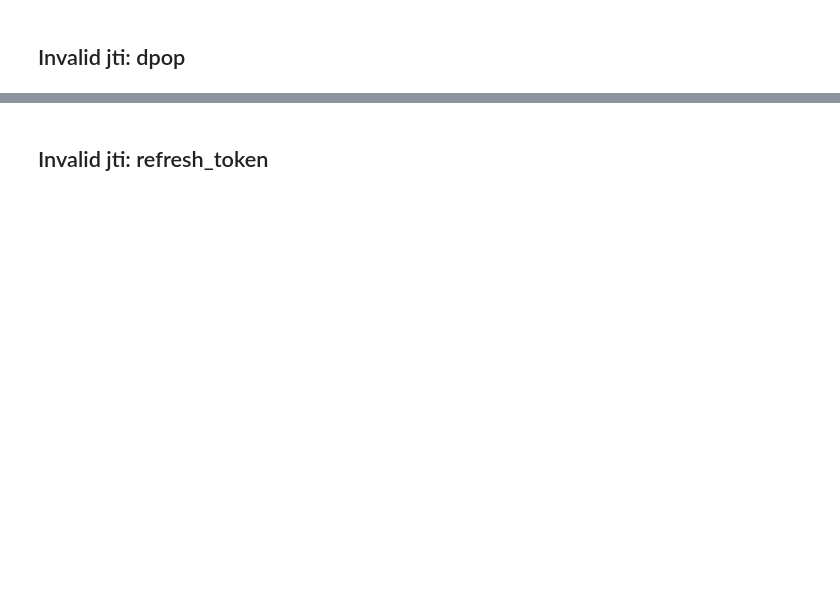
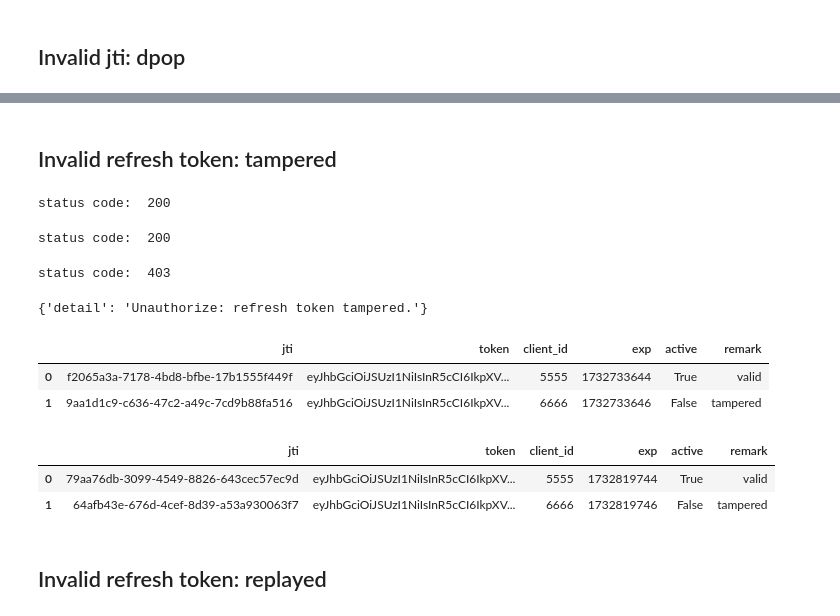
Before and after one commit to datanooblol/fun-with-dpop, a Jupyter notebook: test_flow.ipynb, the cells around one changed output, grey strips where cells are left out. Drawn from its saved outputs; the diff is of its cells as text; code cells hidden in the pictures; blank space fills up the shorter version.

Commit message:
update validation

```diff
--- a/test_flow.ipynb
+++ b/test_flow.ipynb
@@ -14,0 +16,10 @@ from package.utils import config
+# %%
+db = DBManagement(db_path='./db/token_store.db')
+db.delete_database()
+tables = {
+    config.REFRESH_TOKEN_JTI:"(jti STRING, token STRING, client_id STRING, exp INTEGER, active BOOLEAN, remark STRING)",
+    config.ACCESS_TOKEN_JTI:"(jti STRING, token STRING, client_id STRING, exp INTEGER, active BOOLEAN, remark STRING)",
+    config.DPOP_PROOF_JTI: "(jti STRING)"
+}
+for table, query in tables.items():
+    db.create_database(table=table, schemas=query)
@@ -233,2 +502,2 @@ response
 # %% [markdown]
-## Invalid jti: refresh_token
+## Invalid refresh token: tampered
@@ -234,0 +506,57 @@ response
+# %%
+signature = sing_signature(
+    jti=str(uuid.uuid4()), iat=int(time.time()), exp=config.DPOP_TOKEN_TIME,
+    method="GET", url=f"{BASE_URL}/authorizer/token", data={"client_id": "5555"},
+    public_key=km.load_public_key_from_pem(),
+    private_key=km.load_private_key_from_pem(),
+)
+response = test_get_endpoint(url=f"{BASE_URL}/authorizer/token", client_signature=signature, access_token=None)
+access_token = response['access_token']
+refresh_token = response['refresh_token']
+# response
+# %% [output]
+status code:  200
+# %%
+# tampered
+signature = sing_signature(
+    jti=str(uuid.uuid4()), iat=int(time.time()), exp=config.DPOP_TOKEN_TIME,
+    method="GET", url=f"{BASE_URL}/authorizer/token", data={"client_id": "6666"},
+    public_key=km.load_public_key_from_pem(),
+    private_key=km.load_private_key_from_pem(),
+)
+response = test_get_endpoint(url=f"{BASE_URL}/authorizer/token", client_signature=signature, access_token=None)
+tampered_access_token = response['access_token']
+tampered_refresh_token = response['refresh_token']
+# response
+# %% [output]
+status code:  200
+# %%
+h, p, s = refresh_token.split(".")
+_, t_p, _ = tampered_refresh_token.split(".")
+tampered_signature = ".".join([h,t_p,s])
+
+signature = sing_signature(
+    jti=str(uuid.uuid4()), iat=int(time.time()), exp=config.DPOP_TOKEN_TIME,
+    method="GET", url=f"{BASE_URL}/authorizer/refresh", data={"client_id": "5555"},
+    public_key=km.load_public_key_from_pem(),
+    private_key=km.load_private_key_from_pem(),
+)
+response = test_get_endpoint(url=f"{BASE_URL}/authorizer/refresh", client_signature=signature, access_token=tampered_signature)
+response
+# %% [output]
+status code:  403
+{'detail': 'Unauthorize: refresh token tampered.'}
+# %%
+db.query(f"SELECT * FROM {config.ACCESS_TOKEN_JTI}")
+# %% [output]
+|  | jti | token | client_id | exp | active | remark |
+| 0 | f2065a3a-7178-4bd8-bfbe-17b1555f449f | eyJhbGciOiJSUzI1NiIsInR5cCI6IkpXV... | 5555 | 1732733644 | True | valid |
+| 1 | 9aa1d1c9-c636-47c2-a49c-7cd9b88fa516 | eyJhbGciOiJSUzI1NiIsInR5cCI6IkpXV... | 6666 | 1732733646 | False | tampered |
+# %%
+db.query(f"SELECT * FROM {config.REFRESH_TOKEN_JTI}")
+# %% [output]
+|  | jti | token | client_id | exp | active | remark |
+| 0 | 79aa76db-3099-4549-8826-643cec57ec9d | eyJhbGciOiJSUzI1NiIsInR5cCI6IkpXV... | 5555 | 1732819744 | True | valid |
+| 1 | 64afb43e-676d-4cef-8d39-a53a930063f7 | eyJhbGciOiJSUzI1NiIsInR5cCI6IkpXV... | 6666 | 1732819746 | False | tampered |
+# %% [markdown]
+## Invalid refresh token: replayed
```
Also changed, not shown: parts of 80 cells of this notebook, 10 other files.
